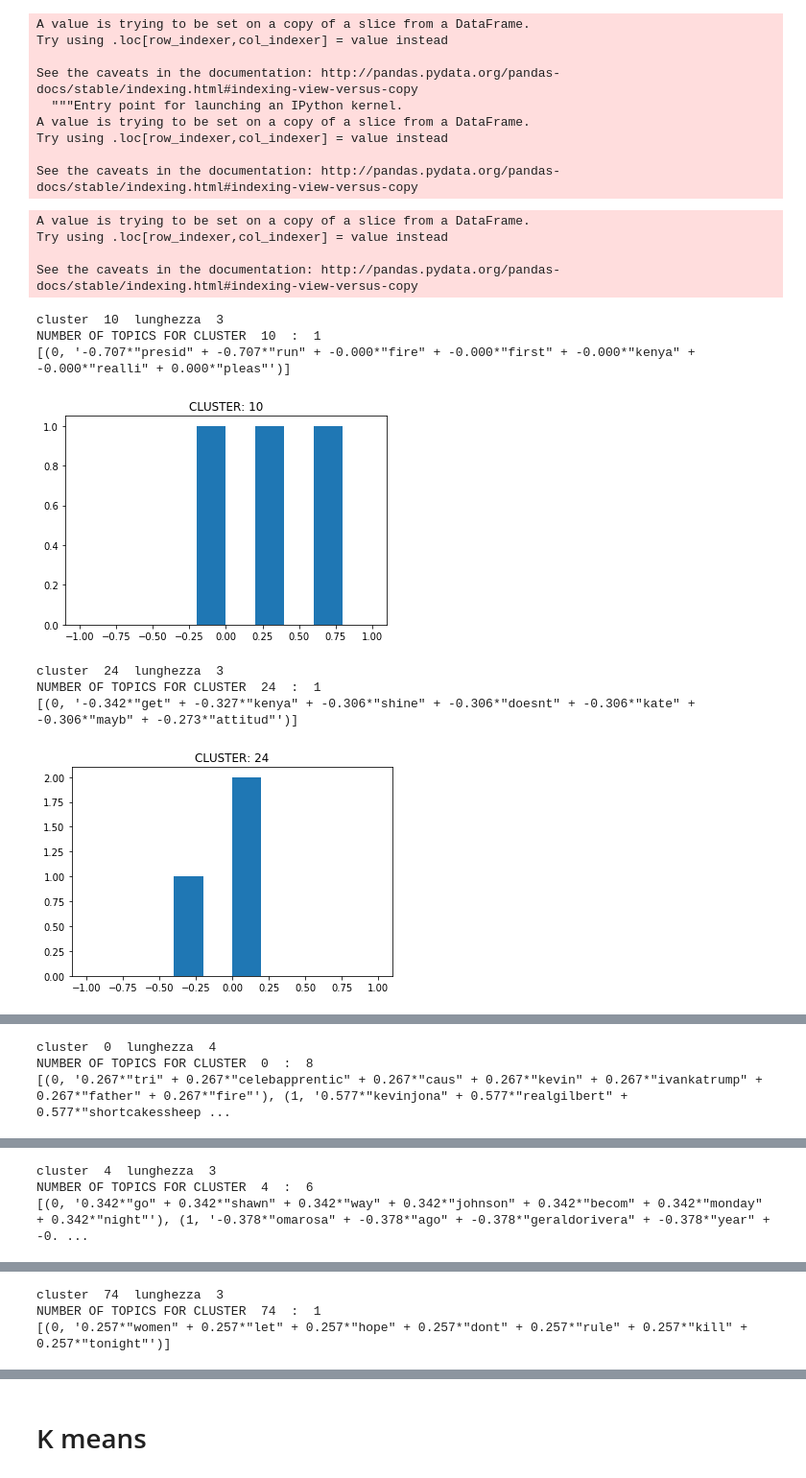
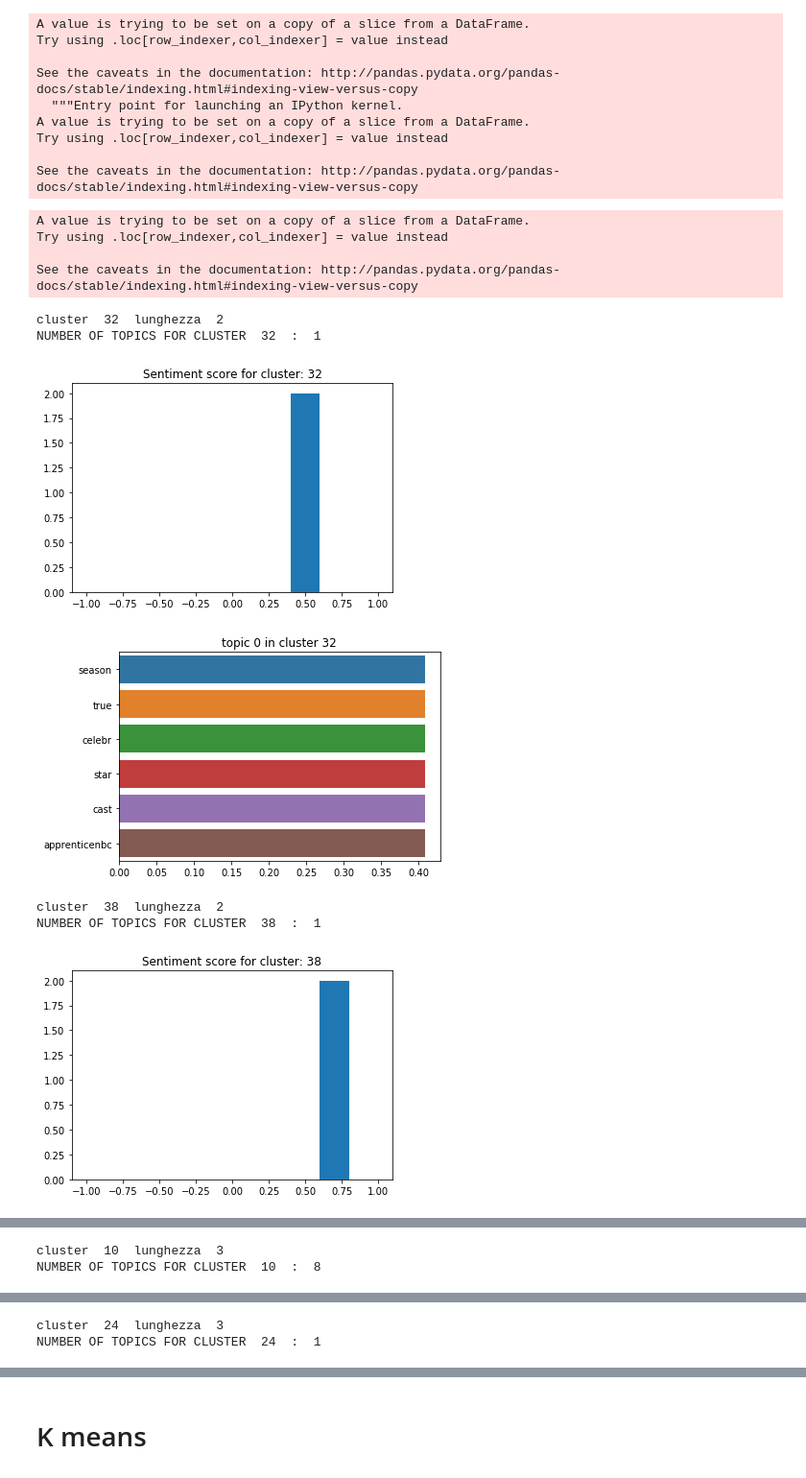
Before and after one commit to Gneur11/TextAnalytics, a Jupyter notebook: testCampaign.ipynb, the cells around one changed output, grey strips where cells are left out. Shown at 96% size. Cells and saved outputs as stored; diff of their text form; code cells hidden in the pictures.

Commit message:
added visualization for topic in sublcusters

```diff
--- a/testCampaign.ipynb
+++ b/testCampaign.ipynb
@@ -261,7 +254,7 @@ g = res1.drop(["vaderScore"],axis=1)
 for cluster in g["labels"].unique():
     g1 = g[g["labels"] == cluster]
     d1 = dataWithText[dataWithText["labels"] == cluster]
-    if len(g1) > 2:
+    if len(g1) >= 2:
         meanTf = []
         for column in g1.columns:
             if column != "labels":
@@ -276,40 +269,57 @@ for cluster in g["labels"].unique():
         #counted = counted[5:] #5 per label 1
         #counted = counted[counted > ]
         d1['m'] = d1['m'].apply(lambda x: " ".join(x for x in x.split() if x in counted))
 
         corpus = d1["m"].tolist()
         #print(len(corpus))
         corp = []
         for string in corpus:
             tokens = tokenizer.tokenize(string)
             corp.append(tokens)
 
         dictionary = corpora.Dictionary(corp)
         doc_term_matrix = [dictionary.doc2bow(doc) for doc in corp]
         tfidf = TfidfModel(doc_term_matrix)
         tfidf_corpus = tfidf[doc_term_matrix]
 
         start,stop,step=1,10,1
         nTopics = plot_graph(corp,start,stop,step)
         print("cluster ",cluster," lunghezza ", len(g1))
         print("NUMBER OF TOPICS FOR CLUSTER ", cluster, " : ", nTopics)
         words = 7
         lsamodel = LsiModel(tfidf_corpus, num_topics=nTopics, id2word = dictionary)  # train model
-        print(lsamodel.print_topics(num_topics = -1,num_words = words))
+        #print(lsamodel.show_topics(num_topics = -1,num_words = words))
 
         plt.hist(d1["vaderScore"],bins=[-1,-0.8,-0.6,-0.4,-0.2,0,0.2,0.4,0.6,0.8,1])
-        plt.title("CLUSTER: " + str(cluster))
+        plt.title("Sentiment score for cluster: " + str(cluster))
         plt.show()
+
+        #piechart
+        topics = lsamodel.show_topics(num_topics=-1, num_words=10, log=True, formatted=False)
+        #print(g)
+        for topic in topics:
+            words = []
+            weights = []
+            for word in topic[1]:
+                if abs(word[1]) > 0.05:
+                    words.append(word[0])
+                    #prendi valore assoluto perchè positivo/negativo non ha senso
+                    weights.append(abs(word[1]))
+            labels = words
+            sizes = weights
+            plt.title("topic " + str(topic[0]) + " in cluster " + str(cluster))
+            #manca il pie o la rappresentazione
+            sns.barplot(x=weights, y=words)
+            plt.show()
 # %% [output]
 A value is trying to be set on a copy of a slice from a DataFrame.
 Try using .loc[row_indexer,col_indexer] = value instead
 
 See the caveats in the documentation: http://pandas.pydata.org/pandas-docs/stable/indexing.html#indexing-view-versus-copy
-cluster  10  lunghezza  3
-NUMBER OF TOPICS FOR CLUSTER  10  :  1
-[(0, '-0.707*"presid" + -0.707*"run" + -0.000*"fire" + -0.000*"first" + -0.000*"kenya" + -0.000*"realli" + 0.000*"pleas"')]
+cluster  32  lunghezza  2
+NUMBER OF TOPICS FOR CLUSTER  32  :  1
-[figure, old version]
+[figure, new version]
+[figure, new version]
-cluster  24  lunghezza  3
-NUMBER OF TOPICS FOR CLUSTER  24  :  1
-[(0, '-0.342*"get" + -0.327*"kenya" + -0.306*"shine" + -0.306*"doesnt" + -0.306*"kate" + -0.306*"mayb" + -0.273*"attitud"')]
+cluster  38  lunghezza  2
+NUMBER OF TOPICS FOR CLUSTER  38  :  1
-[figure, old version]
+[figure, new version]
@@ -316,3 +327,2 @@ NUMBER OF TOPICS FOR CLUSTER  24  :  1
-cluster  0  lunghezza  4
-NUMBER OF TOPICS FOR CLUSTER  0  :  8
-[(0, '0.267*"tri" + 0.267*"celebapprentic" + 0.267*"caus" + 0.267*"kevin" + 0.267*"ivankatrump" + 0.267*"father" + 0.267*"fire"'), (1, '0.577*"kevinjona" + 0.577*"realgilbert" + 0.577*"shortcakessheep ...
+cluster  10  lunghezza  3
+NUMBER OF TOPICS FOR CLUSTER  10  :  8
@@ -320,3 +332,2 @@ NUMBER OF TOPICS FOR CLUSTER  0  :  8
-cluster  4  lunghezza  3
-NUMBER OF TOPICS FOR CLUSTER  4  :  6
-[(0, '0.342*"go" + 0.342*"shawn" + 0.342*"way" + 0.342*"johnson" + 0.342*"becom" + 0.342*"monday" + 0.342*"night"'), (1, '-0.378*"omarosa" + -0.378*"ago" + -0.378*"geraldorivera" + -0.378*"year" + -0. ...
+cluster  24  lunghezza  3
+NUMBER OF TOPICS FOR CLUSTER  24  :  1
@@ -328,3 +334,0 @@ NUMBER OF TOPICS FOR CLUSTER  37  :  4
-cluster  74  lunghezza  3
-NUMBER OF TOPICS FOR CLUSTER  74  :  1
-[(0, '0.257*"women" + 0.257*"let" + 0.257*"hope" + 0.257*"dont" + 0.257*"rule" + 0.257*"kill" + 0.257*"tonight"')]
```
Also changed, not shown: parts of 5 cells of this notebook.
